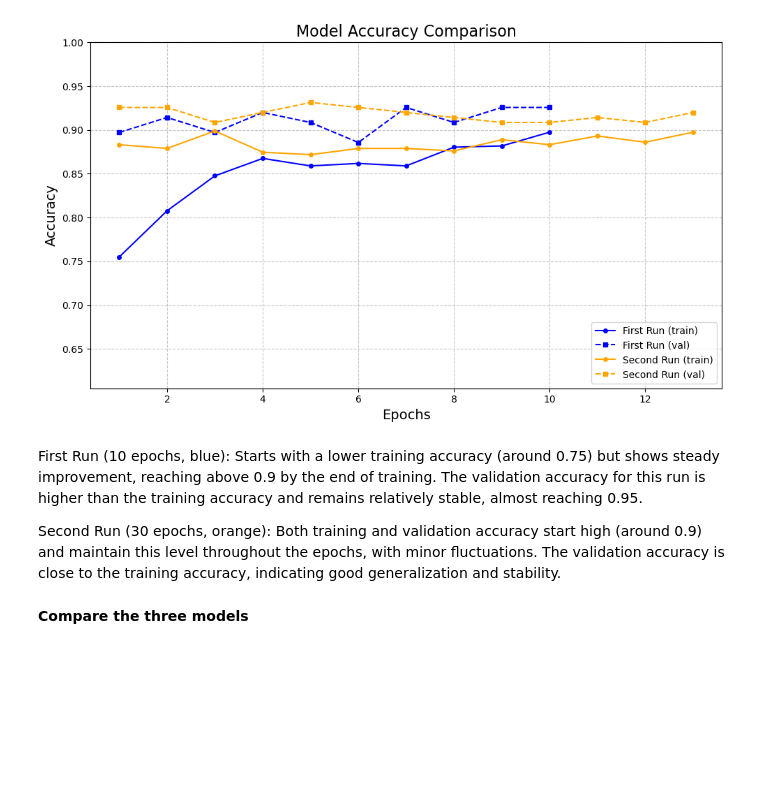
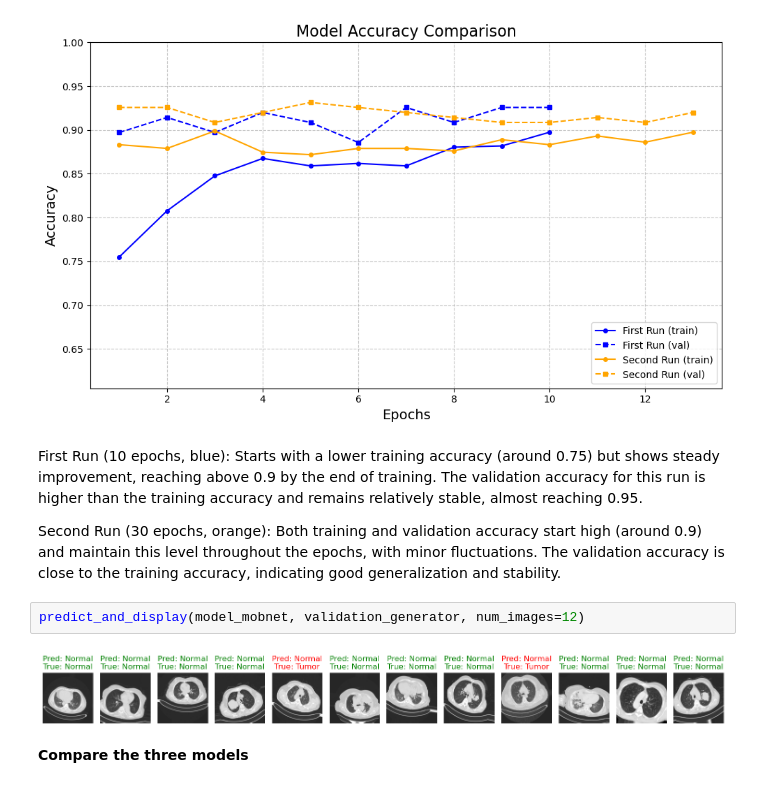
Before and after one commit to kmarita/Deep-Learning-on-Biomedical-Data-Project, a Jupyter notebook: DLreport.ipynb, the cells around one changed output. Drawn from its saved outputs; the diff is of its cells as text; blank space fills up the shorter version.

```diff
--- a/DLreport.ipynb
+++ b/DLreport.ipynb
@@ -828,6 +859,10 @@ plot_accuracy_comparison(
 First Run (10 epochs, blue): Starts with a lower training accuracy (around 0.75) but shows steady improvement, reaching above 0.9 by the end of training. The validation accuracy for this run is higher than the training accuracy and remains relatively stable, almost reaching 0.95.
 
 Second Run (30 epochs, orange): Both training and validation accuracy start high (around 0.9) and maintain this level throughout the epochs, with minor fluctuations. The validation accuracy is close to the training accuracy, indicating good generalization and stability.
+# %%
+predict_and_display(model_mobnet, validation_generator, num_images=12)
+# %% [output]
+[figure, added]
 # %% [markdown]
 **Compare the three models**
 # %%
```
Also changed, not shown: parts of 7 cells of this notebook.
